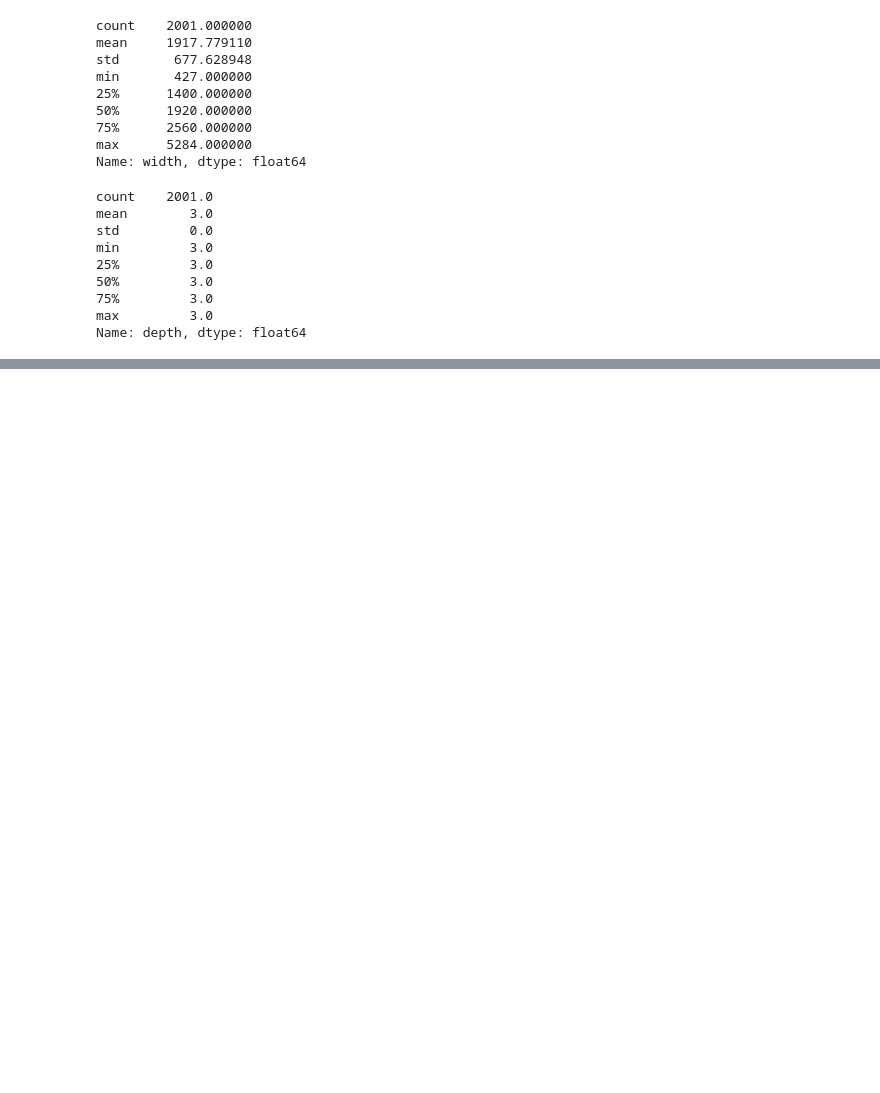
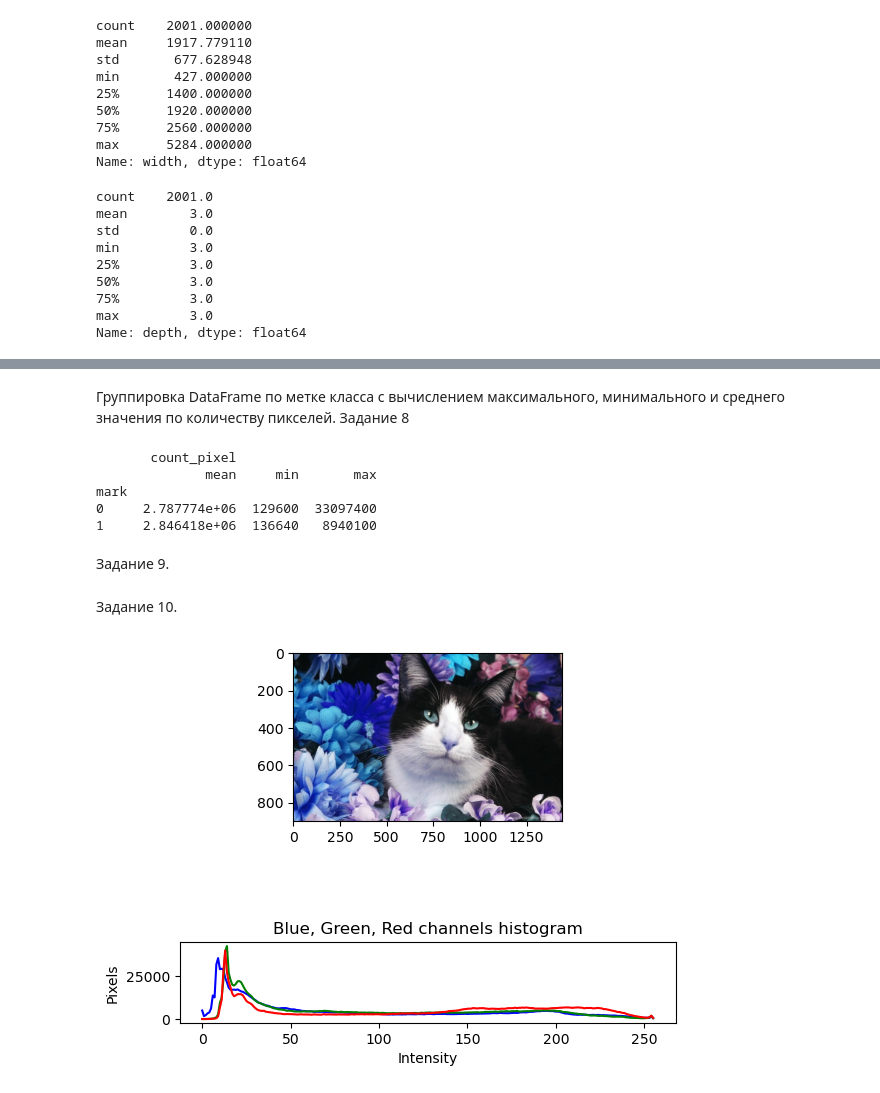
Before and after one commit to SanyaMar/PP-Laba-4, a Jupyter notebook: image.ipynb, the cells around one changed output, grey strips where cells are left out. Drawn from its saved outputs; the diff is of its cells as text; code cells hidden in the pictures; blank space fills up the shorter version.

```diff
--- a/image.ipynb
+++ b/image.ipynb
@@ -186,0 +240,52 @@ Name: depth, dtype: float64
+# %% [markdown]
+Группировка DataFrame по метке класса с вычислением максимального, минимального и среднего значения по количеству пикселей. Задание 8
+# %%
+df["count_pixel"] = df.height * df.width
+result= pd.DataFrame = df.groupby("mark").agg({"count_pixel": ['mean', 'min', 'max']})
+print(result)
+# %% [output]
+       count_pixel
+              mean     min       max
+mark
+0     2.787774e+06  129600  33097400
+1     2.846418e+06  136640   8940100
+# %% [markdown]
+Задание 9.
+# %%
+def make_hist(df: pd.DataFrame, label: int) -> pd.DataFrame:
+    """
+
+    """
+    new_df= pd.DataFrame = filter_dataframe(df, label)
+    image_path= new_df["abs_path"].iloc[random.randint(0, 1000)]
+    image = cv2.imread(image_path)
+    color = []
+    for i in range(0, 3):
+        histr = cv2.calcHist([image], [i], None, [256], [0, 256])
+        color.append(histr)
+    return color, image
+# %% [markdown]
+Задание 10.
+# %%
+def draw_hist(df: pd.DataFrame, mark: int) -> None:
+    """
+
+    """
+    histr, image = make_hist(df, mark)
+
+    plt.subplot(2, 1, 1)
+    plt.imshow(image)
+
+    plt.subplot(4, 1, 4)
+    plt.plot(histr[0], color="b")
+    plt.plot(histr[1], color="g")
+    plt.plot(histr[2], color="r")
+    plt.title("Blue, Green, Red сhannels histogram")
+    plt.xlabel("Intensity")
+    plt.ylabel("Pixels")
+    plt.show()
+
+
+draw_hist(df, 0)
+# %% [output]
+[figure, added]
```
Also changed, not shown: parts of 5 cells of this notebook.
